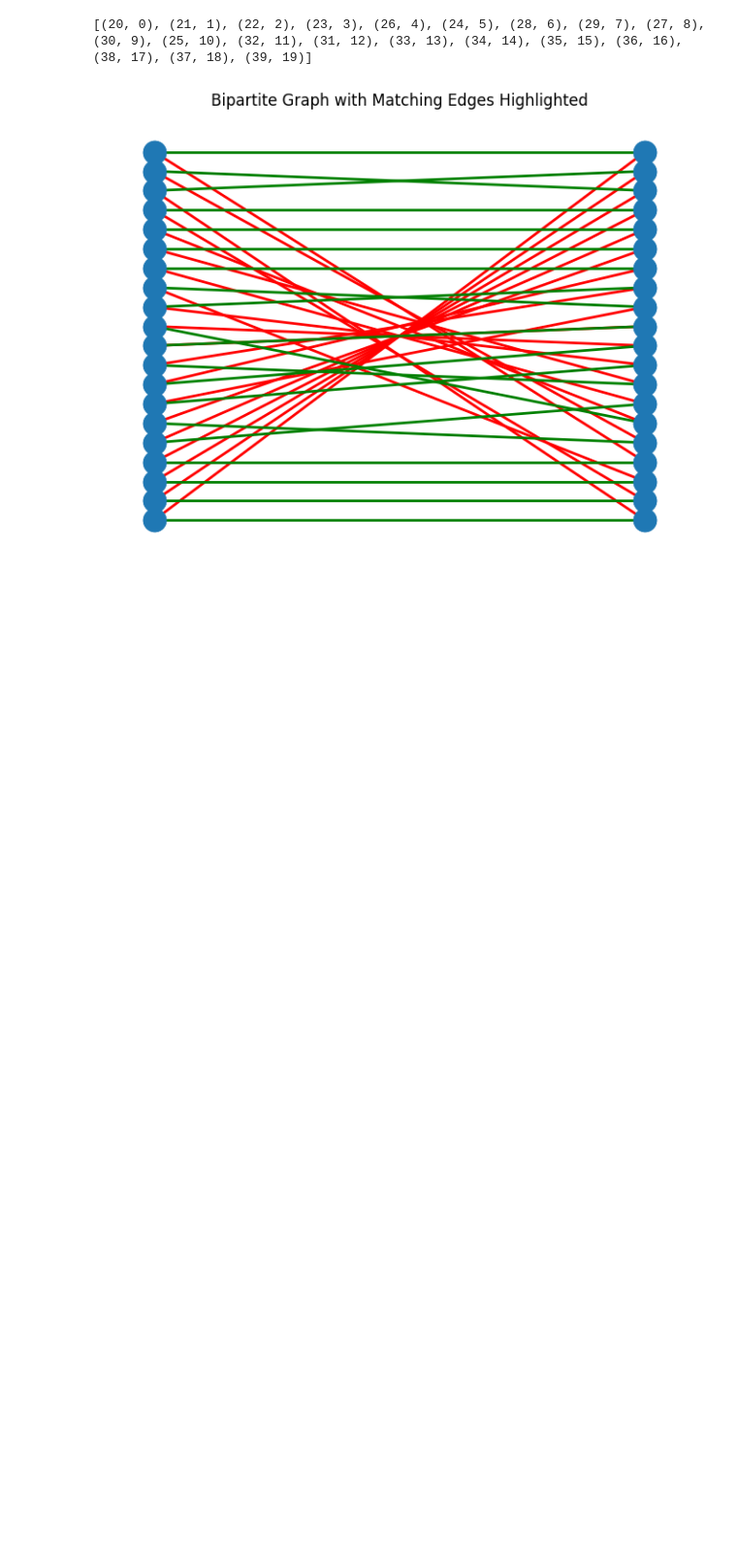
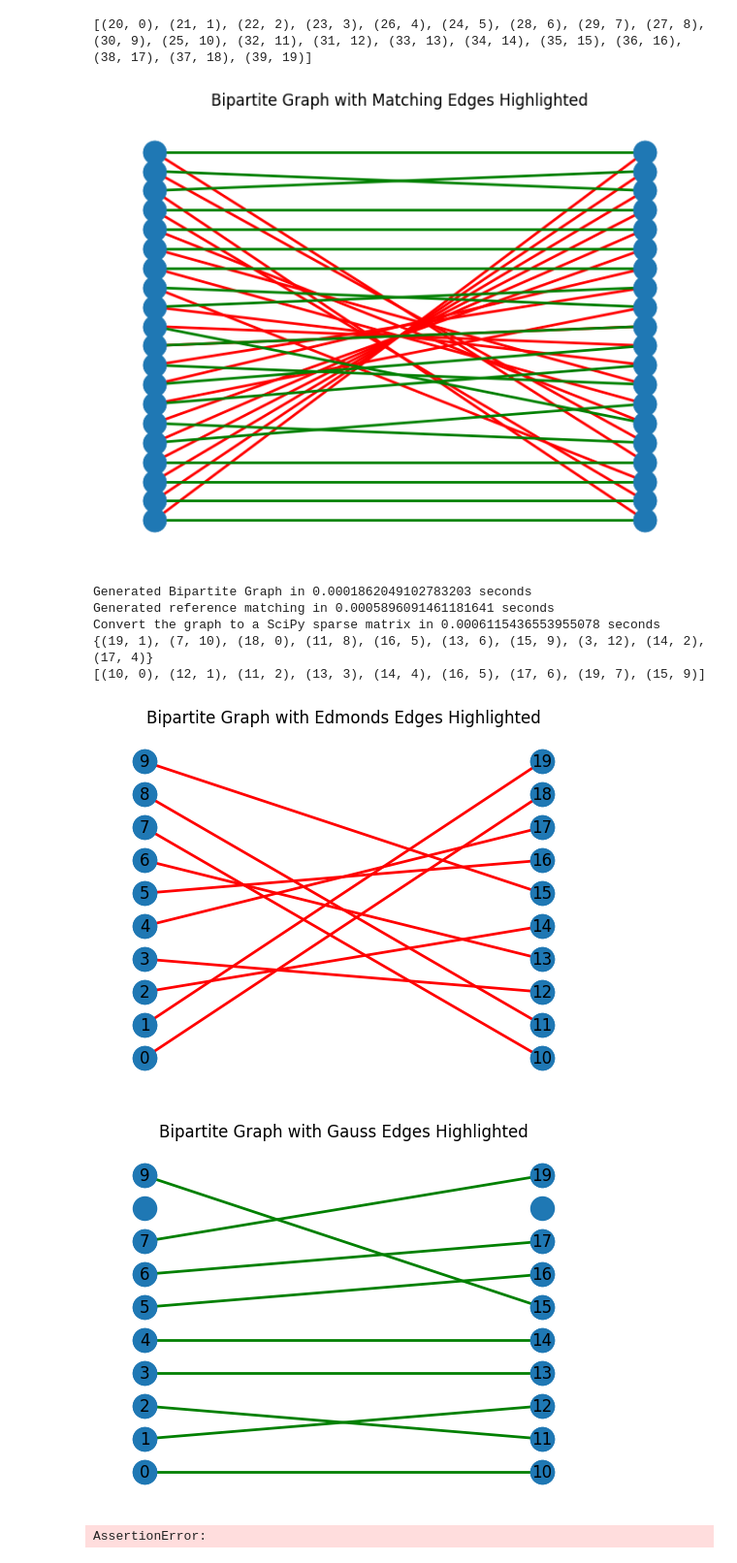
Before and after one commit to GregorySchwing/MatchingInPython, a Jupyter notebook: MonteCarloMatching.ipynb, the cells around one changed output. Shown at 97% size. Cells and saved outputs as stored; diff of their text form; code cells hidden in the pictures; blank space fills up the shorter version.

```diff
--- a/MonteCarloMatching.ipynb
+++ b/MonteCarloMatching.ipynb
@@ -106,0 +184,66 @@ plt.show()
+# %%
+from networkx.algorithms import bipartite
+import networkx as nx
+import timeit
+import time
+# Wrap the code in a loop to increase n by powers of 10
+for exponent in range(1, 4):  # Increase n by powers of 10 (1 to 4)
+    n = 10 ** exponent
+    m = n
+    p = 0.6
+    seed = 1
+    directed = False
+
+    # Generate a random graph
+    # Record the start time
+    start_time = time.time()
+    G = nx.bipartite.random_graph(n, m, p, seed, directed)
+    # Record the stop time
+    stop_time = time.time()
+    # Calculate the elapsed time
+    elapsed_time = stop_time - start_time
+    print(f"Generated Bipartite Graph in {elapsed_time} seconds")
+    # Convert the graph to a SciPy sparse matrix
+    start_time = time.time()
+
+    start_time = time.time()
+    Edmonds = nx.max_weight_matching(G, maxcardinality=True)
+    # Record the stop time
+    stop_time = time.time()
+    # Calculate the elapsed time
+    elapsed_time = stop_time - start_time
+    print(f"Generated reference matching in {elapsed_time} seconds")
+    start_time = time.time()
+    assert (len(Edmonds)==n)
+
+    mat = nx.to_scipy_sparse_array(G, format="csc")
+    # Record the stop time
+    stop_time = time.time()
+    # Calculate the elapsed time
+    elapsed_time = stop_time - start_time
+    print(f"Convert the graph to a SciPy sparse matrix in {elapsed_time} seconds")
+    # Wrap the gaussmatching method in a timeit function to get average time
+    def time_Gauss():
+        return GaussMatching(G)
+    def time_Edmonds():
+        return nx.max_weight_matching(G, maxcardinality=True)
+    Gauss = GaussMatching(G)
+    print(Edmonds)
+    print(Gauss)
+    PlotMatching(G,Edmonds,Gauss)
+    assert(len(Gauss)==len(Edmonds))
+    numSamples = 1
+    execution_timeGauss = timeit.timeit(time_Gauss, number=numSamples) / numSamples  # 100 runs for averaging
+    execution_timeEdmonds = timeit.timeit(time_Edmonds, number=numSamples) / numSamples  # 100 runs for averaging
+    print(f"n={n}, Average Gauss Execution Time: {execution_timeGauss} seconds")
+    #print(f"n={n}, Average GaussDOK Execution Time: {execution_timeGaussDOK} seconds")
+    print(f"n={n}, Average Edmonds Execution Time: {execution_timeEdmonds} seconds")
+# %% [output]
+Generated Bipartite Graph in 0.0001862049102783203 seconds
+Generated reference matching in 0.0005896091461181641 seconds
+Convert the graph to a SciPy sparse matrix in 0.0006115436553955078 seconds
+{(19, 1), (7, 10), (18, 0), (11, 8), (16, 5), (13, 6), (15, 9), (3, 12), (14, 2), (17, 4)}
+[(10, 0), (12, 1), (11, 2), (13, 3), (14, 4), (16, 5), (17, 6), (19, 7), (15, 9)]
+[figure, added]
+[figure, added]
+AssertionError:
```
Also changed, not shown: parts of 2 cells of this notebook.
